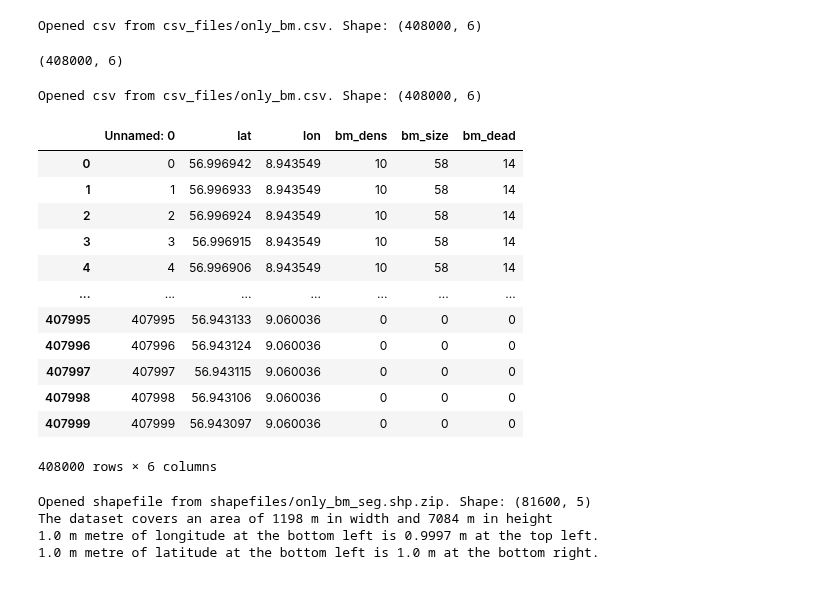
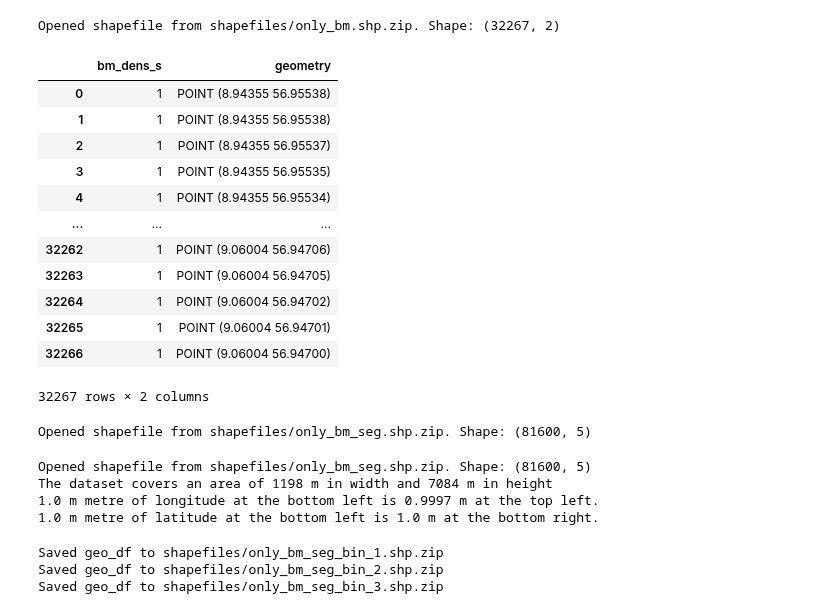
Before and after one commit to figgeous/kml-creator, a Jupyter notebook: whole_process_moving_average.ipynb, the cells around one changed output. Saved outputs shown, nothing was run; the diff lists cells and outputs as text; code cells hidden in the pictures.

```diff
--- a/whole_process_moving_average.ipynb
+++ b/whole_process_moving_average.ipynb
@@ -1,44 +1,33 @@
 # %%
 from scripts.scripts import *
 # %%
-open_csv_as_dataframe(file_name="only_bm").shape
+open_shp_with_geopandas(file_name="only_bm")
 # %% [output]
-Opened csv from csv_files/only_bm.csv. Shape: (408000, 6)
+Opened shapefile from shapefiles/only_bm.shp.zip. Shape: (32267, 2)
+|  | bm_dens_s | geometry |
+| 0 | 1 | POINT (8.94355 56.95538) |
+| 1 | 1 | POINT (8.94355 56.95538) |
+| 2 | 1 | POINT (8.94355 56.95537) |
+| 3 | 1 | POINT (8.94355 56.95535) |
+| 4 | 1 | POINT (8.94355 56.95534) |
+| ... | ... | ... |
+| 32262 | 1 | POINT (9.06004 56.94706) |
+| 32263 | 1 | POINT (9.06004 56.94705) |
+| 32264 | 1 | POINT (9.06004 56.94702) |
+| 32265 | 1 | POINT (9.06004 56.94701) |
+| 32266 | 1 | POINT (9.06004 56.94700) |
-(408000, 6)
+32267 rows × 2 columns
-# %%
-open(file_name="only_bm")
-# %% [output]
-Opened csv from csv_files/only_bm.csv. Shape: (408000, 6)
-|  | Unnamed: 0 | lat | lon | bm_dens | bm_size | bm_dead |
-| 0 | 0 | 56.996942 | 8.943549 | 10 | 58 | 14 |
-| 1 | 1 | 56.996933 | 8.943549 | 10 | 58 | 14 |
-| 2 | 2 | 56.996924 | 8.943549 | 10 | 58 | 14 |
-| 3 | 3 | 56.996915 | 8.943549 | 10 | 58 | 14 |
-| 4 | 4 | 56.996906 | 8.943549 | 10 | 58 | 14 |
-| ... | ... | ... | ... | ... | ... | ... |
-| 407995 | 407995 | 56.943133 | 9.060036 | 0 | 0 | 0 |
-| 407996 | 407996 | 56.943124 | 9.060036 | 0 | 0 | 0 |
-| 407997 | 407997 | 56.943115 | 9.060036 | 0 | 0 | 0 |
-| 407998 | 407998 | 56.943106 | 9.060036 | 0 | 0 | 0 |
-| 407999 | 407999 | 56.943097 | 9.060036 | 0 | 0 | 0 |
-408000 rows × 6 columns
 # %%
+from scripts.scripts import *
+
 bm_dens_col_name = "bm_dens"
 bm_dens_bins = (
     Bin(bm_dens_col_name, 1,"First bin", 0, 20, simplekml.Color.orange),
-    Bin(bm_dens_col_name, 2,"Second bin", 20, 40, simplekml.Color.tomato),
-    Bin(bm_dens_col_name, 3,"Third bin", 40,60, simplekml.Color.red),
+    Bin(bm_dens_col_name, 2,"Second bin", 20, 40, simplekml.Color.orange),
+    Bin(bm_dens_col_name, 3,"Third bin", 40,60, simplekml.Color.red, "[]"),
     )
 
-# Specify file name
 main_name = "only_bm_seg"
-
-geo_df, width, height = open_or_create_and_open_shp_with_geopandas(
-    file_name=main_name,
-    bins=bm_dens_bins,
-    target_col_for_enum=bm_dens_col_name)
+geo_df = open_shp_with_geopandas(file_name=main_name)
 # %% [output]
 Opened shapefile from shapefiles/only_bm_seg.shp.zip. Shape: (81600, 5)
-The dataset covers an area of 1198 m in width and 7084 m in height
-1.0 m metre of longitude at the bottom left is 0.9997 m at the top left.
-1.0 m metre of latitude at the bottom left is 1.0 m at the bottom right.
@@ -44,0 +43,9 @@ The dataset covers an area of 1198 m in width and 7084 m in height
+# %%
+main_name = "only_bm_seg"
+geo_df = open_shp_with_geopandas(file_name=main_name)
+width, height = get_geodf_dimensions(geo_df=geo_df)
+# %% [output]
+Opened shapefile from shapefiles/only_bm_seg.shp.zip. Shape: (81600, 5)
+The dataset covers an area of 1198 m in width and 7084 m in height
+1.0 m metre of longitude at the bottom left is 0.9997 m at the top left.
+1.0 m metre of latitude at the bottom left is 1.0 m at the bottom right.
@@ -45 +56,9 @@ The dataset covers an area of 1198 m in width and 7084 m in height
+# %%
+save_geodataframe_to_shp(geo_df=geo_df_bin_1, file_name=main_name + "_bin_1")
+save_geodataframe_to_shp(geo_df=geo_df_bin_2, file_name=main_name + "_bin_2")
+save_geodataframe_to_shp(geo_df=geo_df_bin_3, file_name=main_name + "_bin_3")
+# %% [output]
+Saved geo_df to shapefiles/only_bm_seg_bin_1.shp.zip
+Saved geo_df to shapefiles/only_bm_seg_bin_2.shp.zip
+Saved geo_df to shapefiles/only_bm_seg_bin_3.shp.zip
 # %%
```
Also changed, not shown: parts of 18 cells of this notebook, 6 other files.
